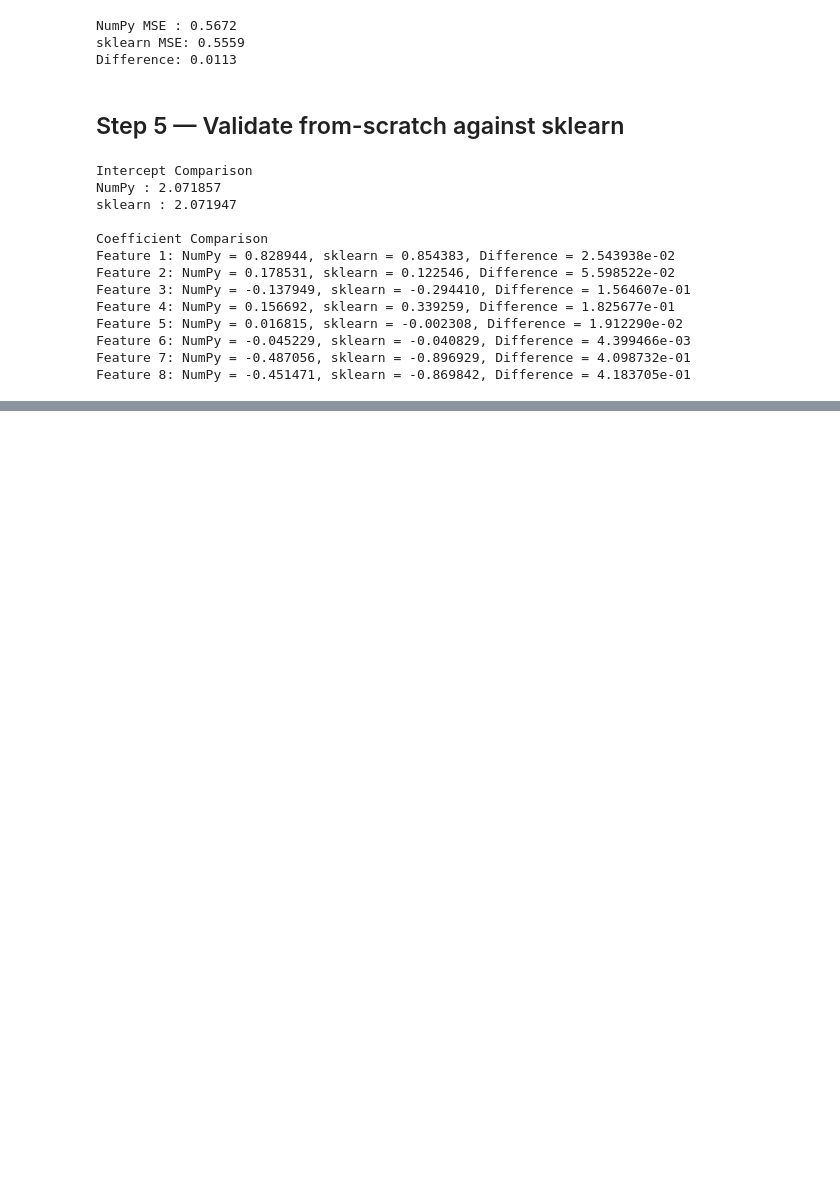
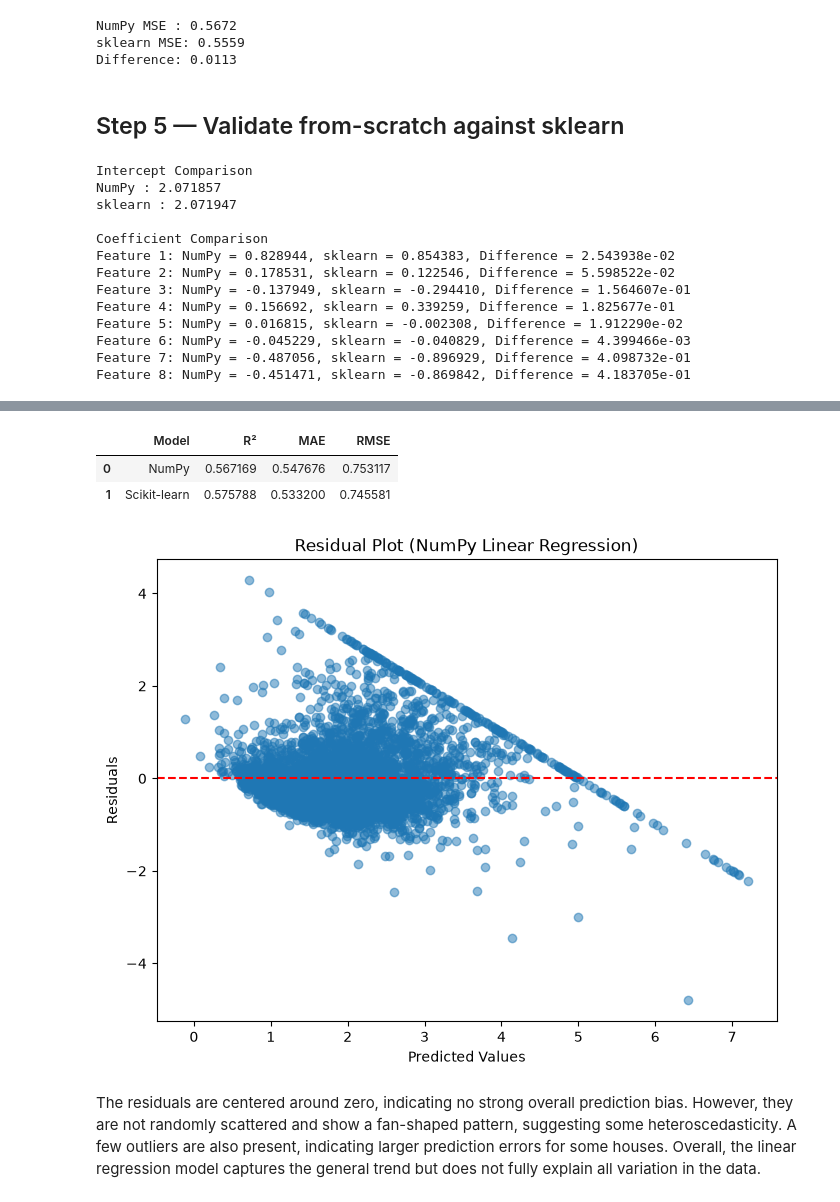
Before and after one commit to ZahinAwosaf/linear-regression-california-housing, a Jupyter notebook: linear_regression.ipynb, the cells around one changed output, grey strips where cells are left out. Saved outputs shown, nothing was run; the diff lists cells and outputs as text; code cells hidden in the pictures; blank space fills up the shorter version.

```diff
--- a/linear_regression.ipynb
+++ b/linear_regression.ipynb
@@ -263,0 +268,6 @@ Feature 8: NumPy = -0.451471, sklearn = -0.869842, Difference = 4.183705e-01
+# %%
+y_pred_numpy = hypothesis(X_test_b, w)
+
+numpy_r2 = r2_score(y_test, y_pred_numpy)
+numpy_mae = mean_absolute_error(y_test, y_pred_numpy)
+numpy_rmse = np.sqrt(mean_squared_error(y_test, y_pred_numpy))
@@ -263,0 +300,30 @@ Feature 8: NumPy = -0.451471, sklearn = -0.869842, Difference = 4.183705e-01
+# %%
+results = pd.DataFrame({
+    "Model": ["NumPy", "Scikit-learn"],
+    "R²": [numpy_r2, sklearn_r2],
+    "MAE": [numpy_mae, sklearn_mae],
+    "RMSE": [numpy_rmse, sklearn_rmse]
+})
+
+results
+# %% [output]
+|  | Model | R² | MAE | RMSE |
+| 0 | NumPy | 0.567169 | 0.547676 | 0.753117 |
+| 1 | Scikit-learn | 0.575788 | 0.533200 | 0.745581 |
+# %%
+residuals = y_test.flatten() - y_pred_numpy.flatten()
+
+plt.figure(figsize = (8,6))
+plt.scatter(y_pred_numpy, residuals, alpha = 0.5)
+
+plt.axhline(y = 0, color = "red", linestyle = "--")
+
+plt.xlabel("Predicted Values")
+plt.ylabel("Residuals")
+plt.title("Residual Plot (NumPy Linear Regression)")
+
+plt.show()
+# %% [output]
+[figure, added]
+# %% [markdown]
+The residuals are centered around zero, indicating no strong overall prediction bias. However, they are not randomly scattered and show a fan-shaped pattern, suggesting some heteroscedasticity. A few outliers are also present, indicating larger prediction errors for some houses. Overall, the linear regression model captures the general trend but does not fully explain all variation in the data.
```
Also changed, not shown: parts of 4 cells of this notebook.
